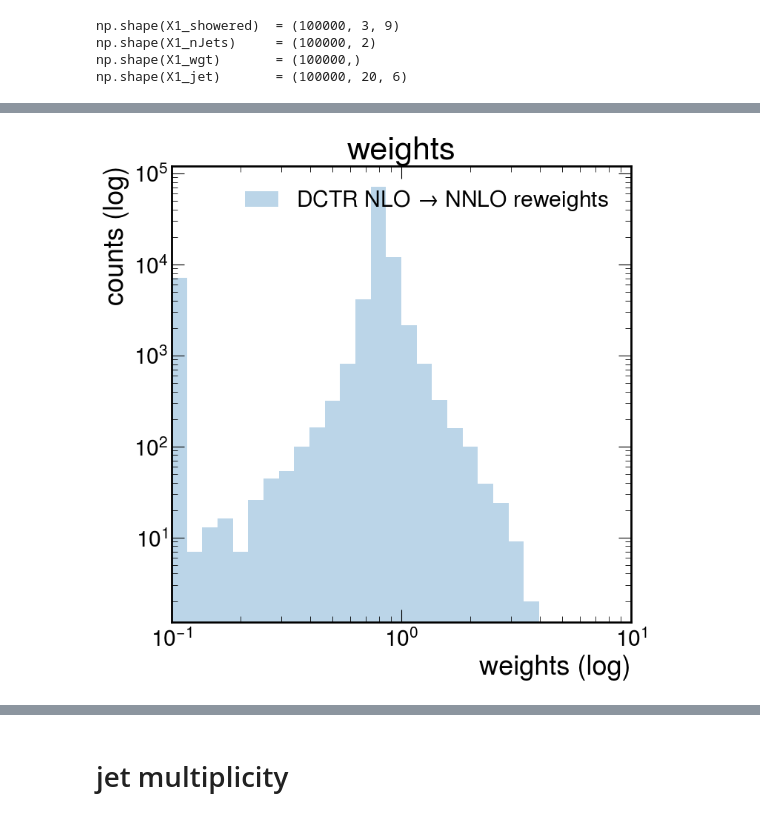
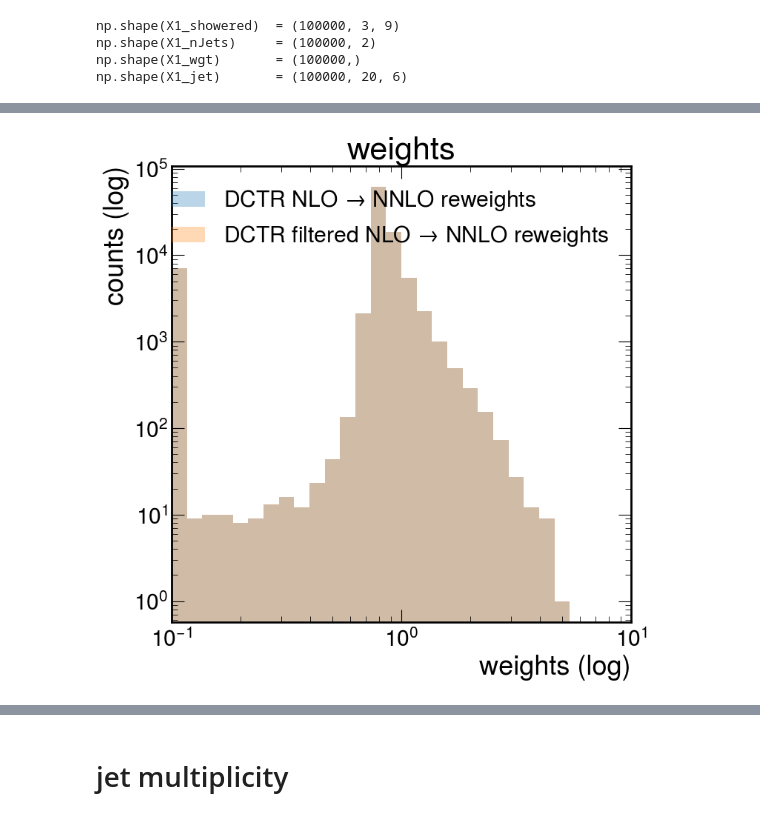
Before and after one commit to finnpuschmann/DCTR_FP, a Jupyter notebook: 20240603_shower_jets/DCTR_jets_notebook.ipynb, the cells around one changed output, grey strips where cells are left out. Cells and saved outputs as stored; diff of their text form; code cells hidden in the pictures.

Commit message:
updated with comparison of full decays and dileptonic filtered decays

```diff
--- a/20240603_shower_jets/DCTR_jets_notebook.ipynb
+++ b/20240603_shower_jets/DCTR_jets_notebook.ipynb
@@ -52,3 +52,28 @@ np.shape(X0_nrm)       = (100000, 3, 9)
 np.shape(X0_nJets)     = (100000, 2)
 np.shape(X0_wgt)       = (100000,)
 np.shape(X0_jet)       = (100000, 20, 6)
+# %%
+# load datasets created in commented out cells above ^
+# and n-jettiness datasets created with python scripts on NAF
+X0_filtered_showered = np.load(f'{data_dir}/POWHEG_hvq/all_decays_filtered/converted_lhe_hvq_all_decays_filtered.npy')[:num_events]
+
+# nrm data and save to disk (only needed to run once)
+'''
+nrm_array_dir = '/home/finn/gdrive/_STUDIUM_/DCTR_Paper/git/DCTR_FP/Data/POWHEG_hvq/showered/'
+nrm_array = np.load(f'{nrm_array_dir}/norm_array_lhe_01.npy')
+X0_filtered_nrm, _ = DCTR.normalize_data(X0_showered.copy(), nrm_array)
+np.save(f'{data_dir}/POWHEG_hvq/all_decays_filtered/normed_lhe_hvq_all_decays_filtered.npy', X0_nrm)
+'''
+X0_filtered_nrm = np.array(np.load(f'{data_dir}/POWHEG_hvq/all_decays_filtered/normed_lhe_hvq_all_decays_filtered.npy')[:num_events])
+
+X0_filtered_nJets = np.array(np.load(f'{data_dir}/POWHEG_hvq/all_decays_filtered/jet_multiplicity_hvq_all_decays_filtered.npy')[:num_events])
+X0_filtered_wgt = X0_filtered_nJets[:,1]
+
+X0_filtered_jet = np.array(np.load(f'{data_dir}/POWHEG_hvq/all_decays_filtered/jet_4vectors_hvq_all_decays_filtered.npy'))
+
+
+print(f'{np.shape(X0_filtered_showered)  = }')
+print(f'{np.shape(X0_filtered_nrm)       = }')
+print(f'{np.shape(X0_filtered_nJets)     = }')
+print(f'{np.shape(X0_filtered_wgt)       = }')
+print(f'{np.shape(X0_filtered_jet)       = }')
@@ -106,6 +141,10 @@ print(f'{(X1_nJets[:20])     = }')
 # delete energy from (normalized) testing dataset, since the neural network was trained without these parameters
 X0_nrm = np.delete(X0_nrm, 5, -1) # E
 X0_nrm = np.delete(X0_nrm, 4, -1) # eta
+
+X0_filtered_nrm = np.delete(X0_filtered_nrm, 5, -1) # E
+X0_filtered_nrm = np.delete(X0_filtered_nrm, 4, -1) # eta
+
 # garbage collection after deleting to clear memory asap
 print(gc.collect())
 # %% [output]
@@ -113,18 +183,18 @@ print(gc.collect())
 # %%
-# get rwgt and compare hvq before and after rwgt
-
-
 # calculate weights from DCTR
 model = '../20240521_showered_new/train_20240522/super_epoch_6/run_0/s-6_b-131072_r-0.tf' # path to previously trained model (in .tf format (folder)) for showered events
-
 
 # calculate rwgt
 with tf.device('CPU'):
     dctr_rwgt = DCTR.get_rwgt([model], X0_nrm) # .tf models also include network architecture. get_rwgt() sets up the network for the (list of) models, then calls predict_weights() like in DCTR_notebook_OLD_14-to-13TeV notebook
-# plot and check dctr rwgt
-wgts_plot = [(dctr_rwgt[0], r'DCTR NLO $\to$ NNLO reweights')]
+    dctr_rwgt_filtered = DCTR.get_rwgt([model], X0_filtered_nrm)
+
+
+wgts_plot = [(dctr_rwgt[0], r'DCTR NLO $\to$ NNLO reweights'),
+             (dctr_rwgt_filtered[0], r'DCTR filtered NLO $\to$ NNLO reweights')]
 DCTR.plot_weights(wgts_plot, start = 0.1, stop = 10)
 
 # apply orginal generator weights to rwgt
 rwgt = np.multiply(dctr_rwgt[0], X0_wgt)
+rwgt_filtered = np.multiply(dctr_rwgt_filtered[0], X0_filtered_wgt)
 # %% [output]
@@ -131,4 +202,4 @@ rwgt = np.multiply(dctr_rwgt[0], X0_wgt)
-[figure, old version]
+[figure, new version]
 # %%
 print(X1_wgt)
 print(X0_wgt)
```
Also changed, not shown: parts of 17 cells of this notebook, 3 other files.
